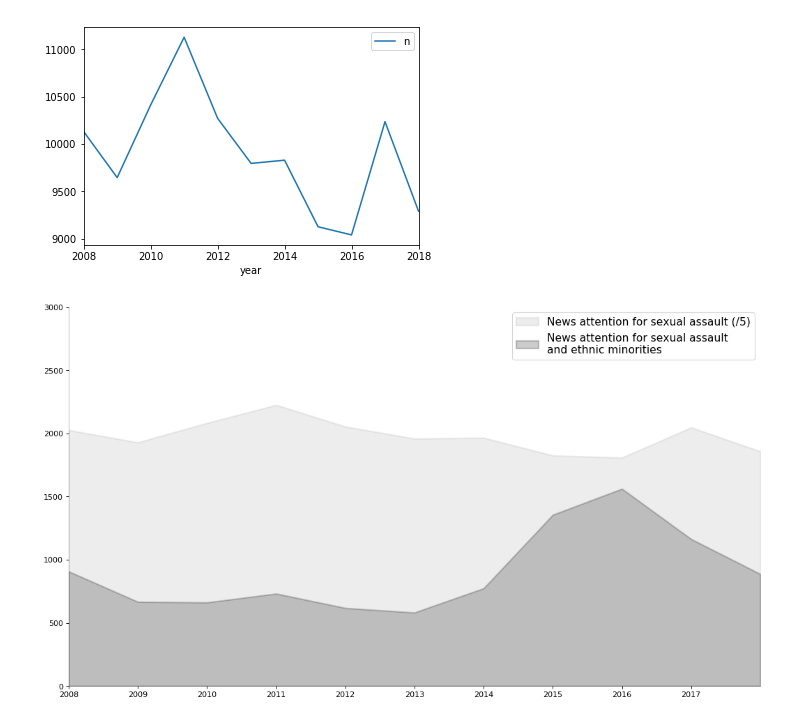
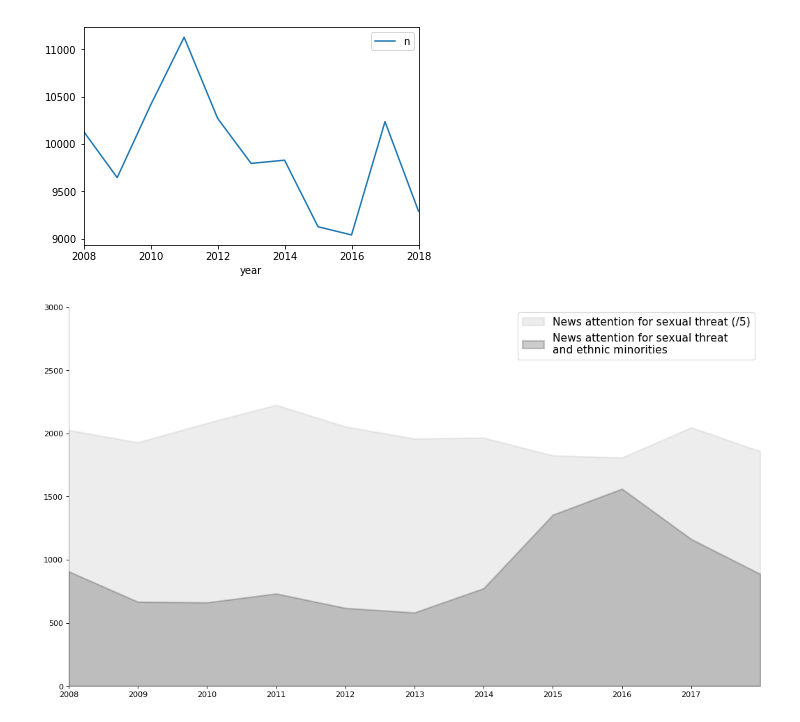
Before and after one commit to annekroon/media-sexual-assault-minorities, a Jupyter notebook: media_attention/plot_media_attention.ipynb, the cells around one changed output. Cells and saved outputs as stored; diff of their text form; code cells hidden in the pictures.

```diff
--- a/media_attention/plot_media_attention.ipynb
+++ b/media_attention/plot_media_attention.ipynb
@@ -32,7 +32,7 @@ y1 = combined['sexaul relative'].values.tolist()
 y2 = combined['minorities'].values.tolist()
 y3 = combined['relative'].values.tolist()
 mycolors = ['black','gray', 'darkgray', 'tab:grey',  'tab:green', 'tab:orange', 'tab:brown', 'tab:grey', 'tab:pink', 'tab:olive']
-columns = ['News attention for sexual assault \nand ethnic minorities', 'News attention for sexual assault (/5)']
+columns = ['News attention for sexual threat \nand ethnic minorities', 'News attention for sexual threat (/5)']
 
 # Draw Plot
 fig, ax1 = plt.subplots(1, 1, figsize=(16,9), dpi= 80)
@@ -42,31 +42,31 @@ ax1.fill_between(x, y1=y2, y2=0, label=columns[0], alpha=0.2, color=mycolors[0],
 # Plot Line2 (Right Y Axis)
 #ax2 = ax1.twinx()  # instantiate a second axes that shares the same x-axis
 #ax2.plot(x, y3, color='black', linestyle= ':', linewidth = 4)
 
 # Decorations
 #ax1.set_title('Absolute and relative attention for sexual abuse in Dutch news', fontsize=18)
 #ax1.set_ylabel("Attention", color='black', fontsize=20)
 ax1.set(ylim=[0.0, 3000.0])
 ax1.legend(loc='best', fontsize=14)
 plt.xticks(fontsize=10, horizontalalignment='center')
 plt.xticks(np.arange(min(x), max(x), 1.0))
 #plt.yticks(np.arange(2.5, 200000), fontsize=10)
 plt.xlim(2008, 2018)
 
 
 # ax2 (right Y axis)
 #ax2.set_ylabel("Relative attention (% of total news coverage)", color='black', fontsize=20)
 #ax2.tick_params(axis='y', labelcolor='black')
 #ax2.set_xticks(np.arange(0, len(x), 60))
 #ax2.set_xticklabels(x[::60], rotation=90, fontdict={'fontsize':10})
 #ax2.set(ylim=(0, 1.20))
 
 
 # Lighten borders
 plt.gca().spines["top"].set_alpha(0)
 plt.gca().spines["bottom"].set_alpha(.3)
 plt.gca().spines["right"].set_alpha(0)
 plt.gca().spines["left"].set_alpha(.3)
 plt.show()
 # %% [output]
-[figure, old version]
+[figure, new version]
```
Also changed, not shown: 7 other files.
